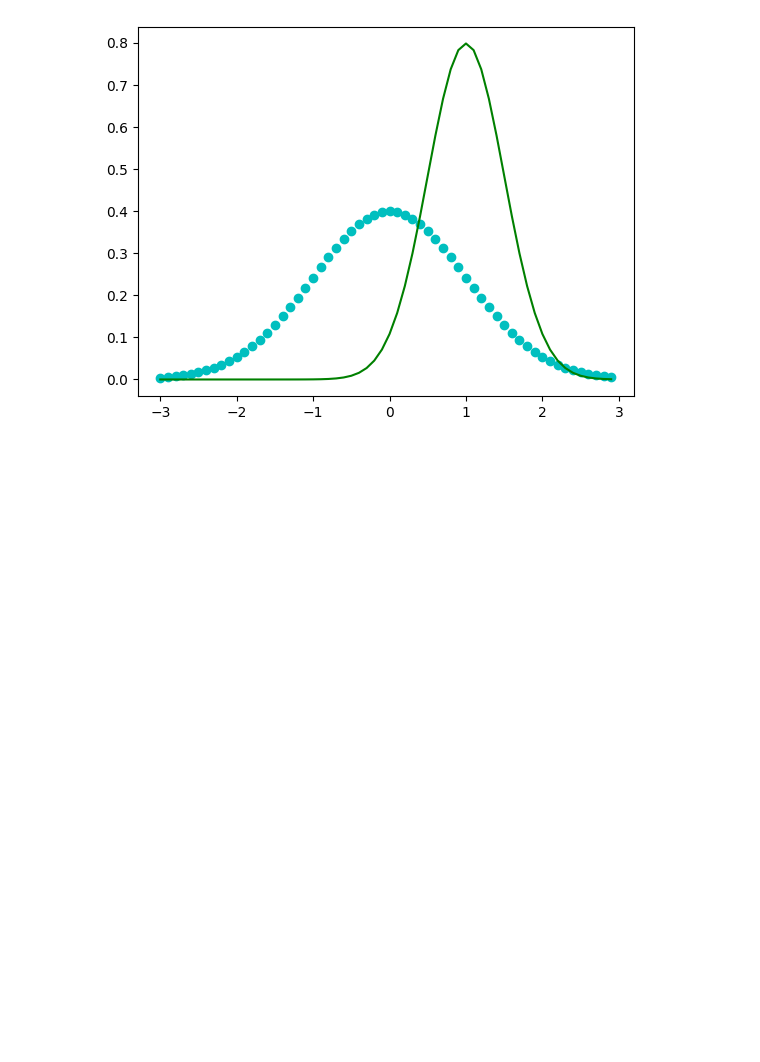
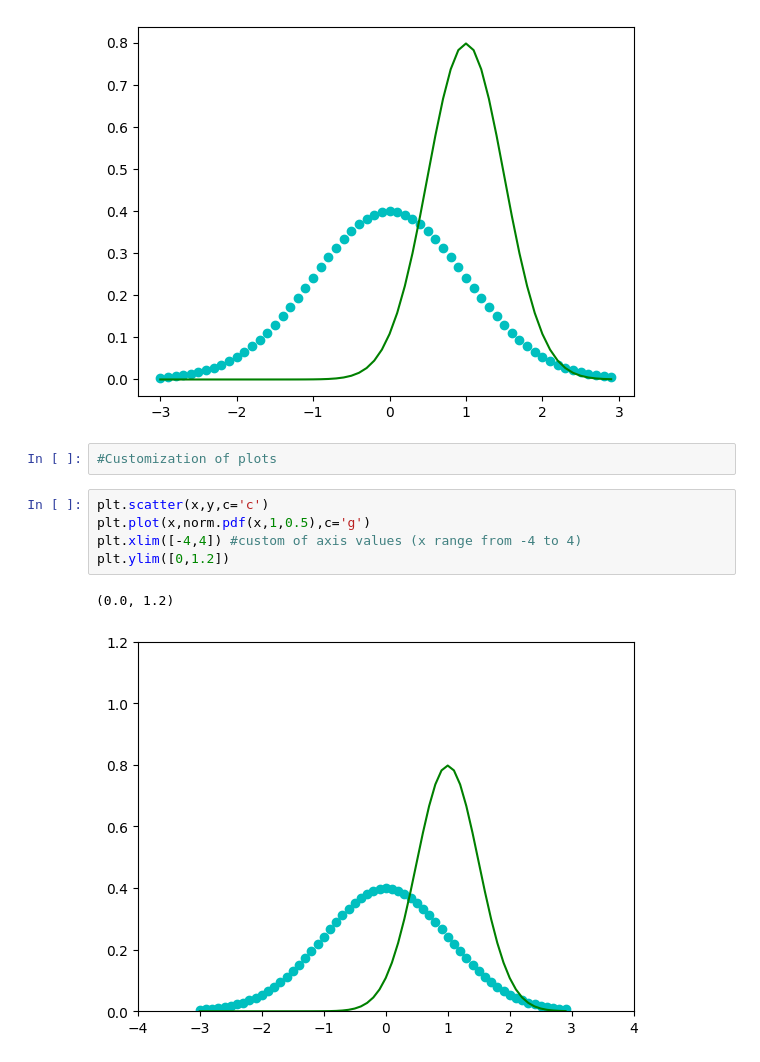
Before and after one commit to niranjan5804/Python-Scripts, a Jupyter notebook: matplot.ipynb, the cells around one changed output. Saved outputs shown, nothing was run; the diff lists cells and outputs as text; blank space fills up the shorter version.

```diff
--- a/matplot.ipynb
+++ b/matplot.ipynb
@@ -78,3 +78,13 @@ plt.plot(x,norm.pdf(x,1,0.5),c="g")
 plt.savefig(r"C:\Users\niranjan gowda ks\OneDrive\Pictures\plt.png")
 # %% [output]
 [figure]
+# %%
+#Customization of plots
+# %%
+plt.scatter(x,y,c='c')
+plt.plot(x,norm.pdf(x,1,0.5),c='g')
+plt.xlim([-4,4]) #custom of axis values (x range from -4 to 4)
+plt.ylim([0,1.2])
+# %% [output]
+(0.0, 1.2)
+[figure, added]
```
Also changed, not shown: parts of 5 cells of this notebook, 3 other files.
